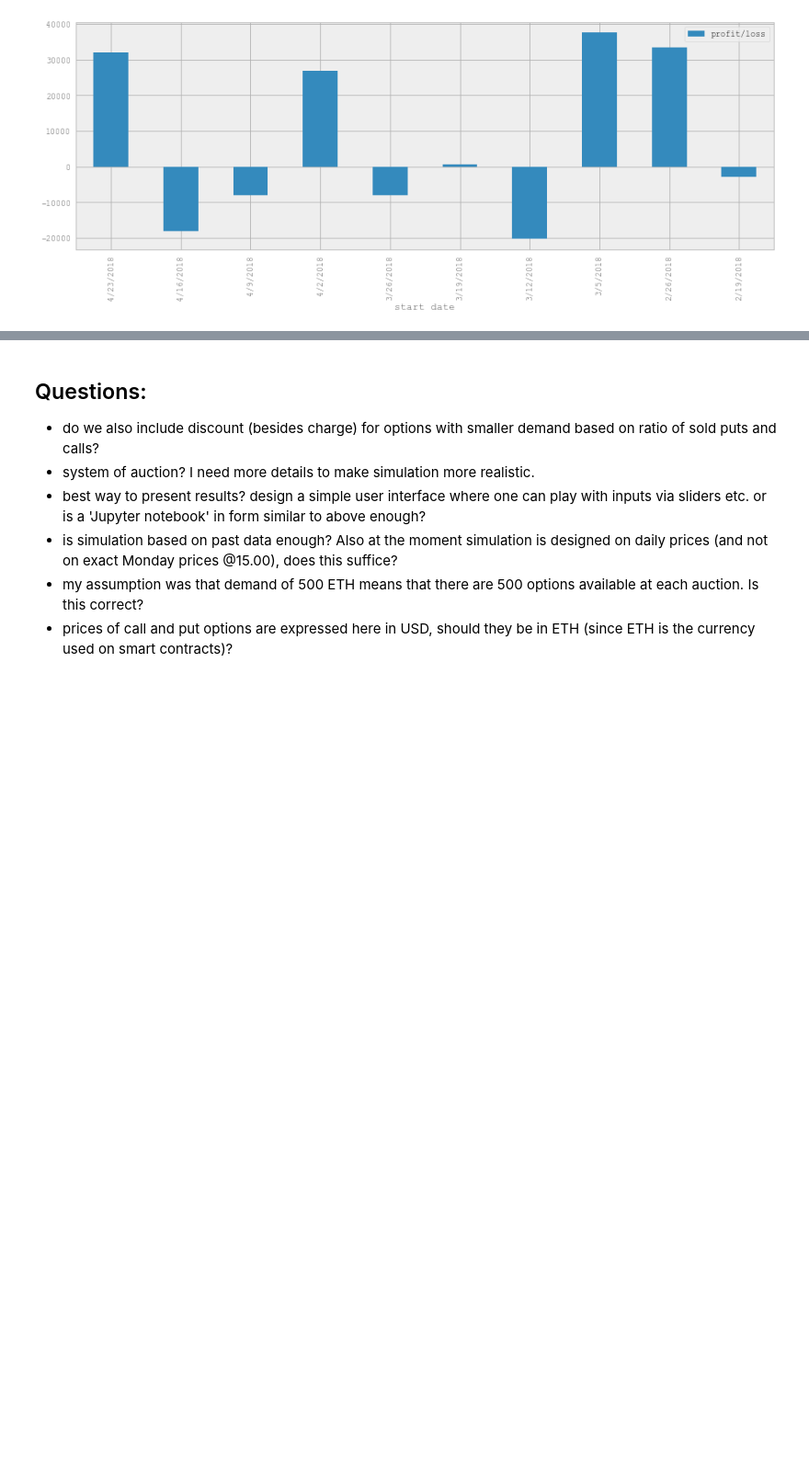
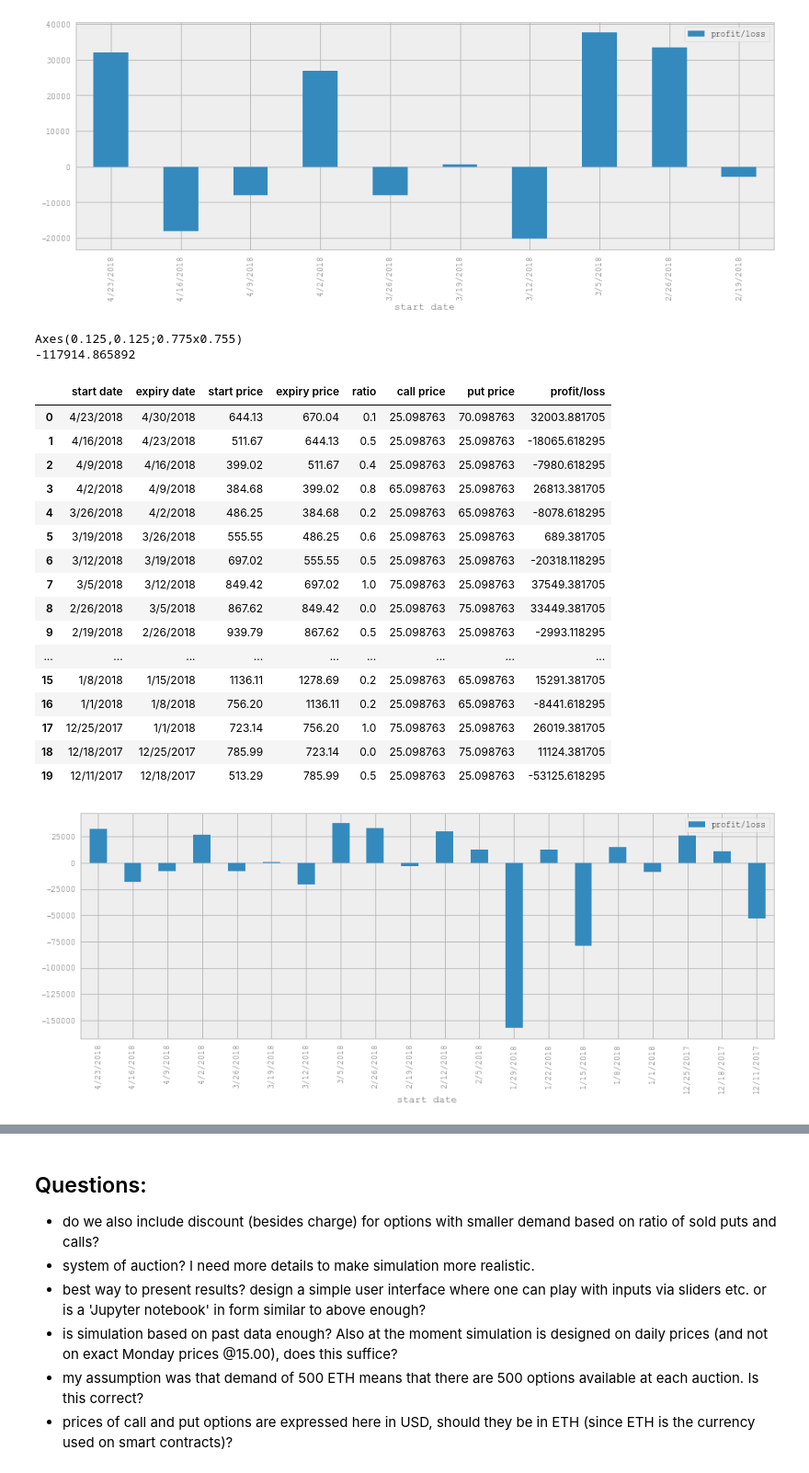
Before and after one commit to metodj/kripto, a Jupyter notebook: options model/simulation.ipynb, the cells around one changed output, grey strips where cells are left out. Shown at 92% size. Drawn from its saved outputs; the diff is of its cells as text; code cells hidden in the pictures; blank space fills up the shorter version.

Commit message:
simulation continued

```diff
--- a/options model/simulation.ipynb
+++ b/options model/simulation.ipynb
@@ -102,3 +165,26 @@ Axes(0.125,0.125;0.775x0.755)
 | 8 | 2/26/2018 | 3/5/2018 | 867.62 | 849.42 | 0.0 | 25.098763 | 75.098763 | 33449.381705 |
 | 9 | 2/19/2018 | 2/26/2018 | 939.79 | 867.62 | 0.5 | 25.098763 | 25.098763 | -2993.118295 |
 [figure]
+# %%
+simulation(1.2, 50, [0.1, 0.5, 0.4, 0.8, 0.2, 0.6, 0.5, 1, 0, 0.5, 0.1, 0.2, 0.2, 0.2, 0.2, 0.2, 0.2, 1, 0, 0.5], 20)
+# %% [output]
+Axes(0.125,0.125;0.775x0.755)
+-117914.865892
+|  | start date | expiry date | start price | expiry price | ratio | call price | put price | profit/loss |
+| 0 | 4/23/2018 | 4/30/2018 | 644.13 | 670.04 | 0.1 | 25.098763 | 70.098763 | 32003.881705 |
+| 1 | 4/16/2018 | 4/23/2018 | 511.67 | 644.13 | 0.5 | 25.098763 | 25.098763 | -18065.618295 |
+| 2 | 4/9/2018 | 4/16/2018 | 399.02 | 511.67 | 0.4 | 25.098763 | 25.098763 | -7980.618295 |
+| 3 | 4/2/2018 | 4/9/2018 | 384.68 | 399.02 | 0.8 | 65.098763 | 25.098763 | 26813.381705 |
+| 4 | 3/26/2018 | 4/2/2018 | 486.25 | 384.68 | 0.2 | 25.098763 | 65.098763 | -8078.618295 |
+| 5 | 3/19/2018 | 3/26/2018 | 555.55 | 486.25 | 0.6 | 25.098763 | 25.098763 | 689.381705 |
+| 6 | 3/12/2018 | 3/19/2018 | 697.02 | 555.55 | 0.5 | 25.098763 | 25.098763 | -20318.118295 |
+| 7 | 3/5/2018 | 3/12/2018 | 849.42 | 697.02 | 1.0 | 75.098763 | 25.098763 | 37549.381705 |
+| 8 | 2/26/2018 | 3/5/2018 | 867.62 | 849.42 | 0.0 | 25.098763 | 75.098763 | 33449.381705 |
+| 9 | 2/19/2018 | 2/26/2018 | 939.79 | 867.62 | 0.5 | 25.098763 | 25.098763 | -2993.118295 |
+| ... | ... | ... | ... | ... | ... | ... | ... | ... |
+| 15 | 1/8/2018 | 1/15/2018 | 1136.11 | 1278.69 | 0.2 | 25.098763 | 65.098763 | 15291.381705 |
+| 16 | 1/1/2018 | 1/8/2018 | 756.20 | 1136.11 | 0.2 | 25.098763 | 65.098763 | -8441.618295 |
+| 17 | 12/25/2017 | 1/1/2018 | 723.14 | 756.20 | 1.0 | 75.098763 | 25.098763 | 26019.381705 |
+| 18 | 12/18/2017 | 12/25/2017 | 785.99 | 723.14 | 0.0 | 25.098763 | 75.098763 | 11124.381705 |
+| 19 | 12/11/2017 | 12/18/2017 | 513.29 | 785.99 | 0.5 | 25.098763 | 25.098763 | -53125.618295 |
+[figure, added]
```
Also changed, not shown: parts of 8 cells of this notebook.
